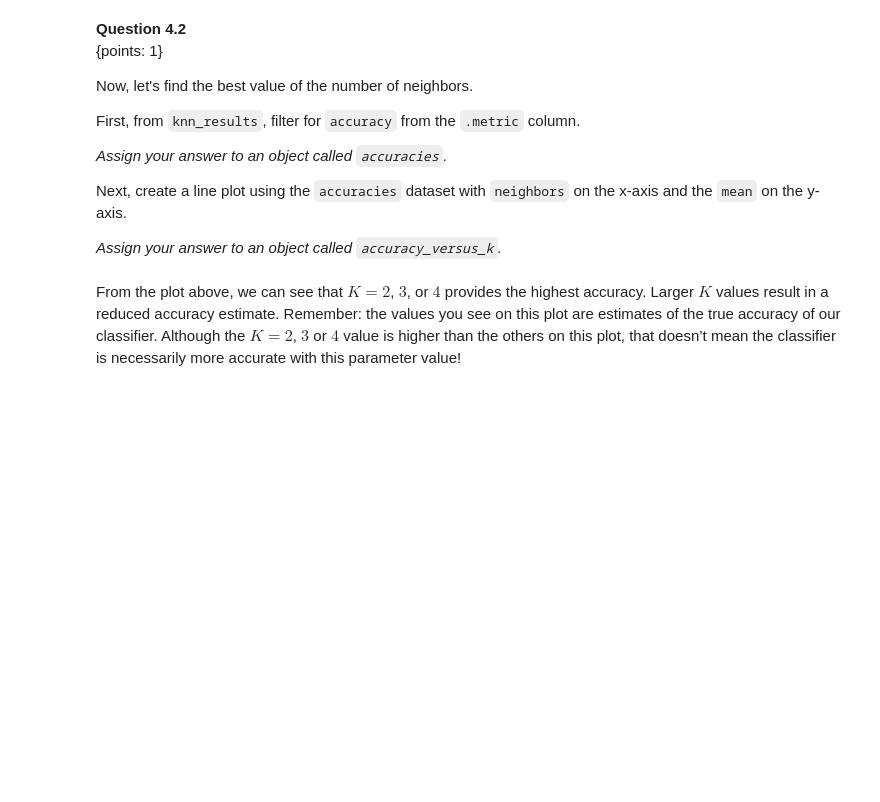
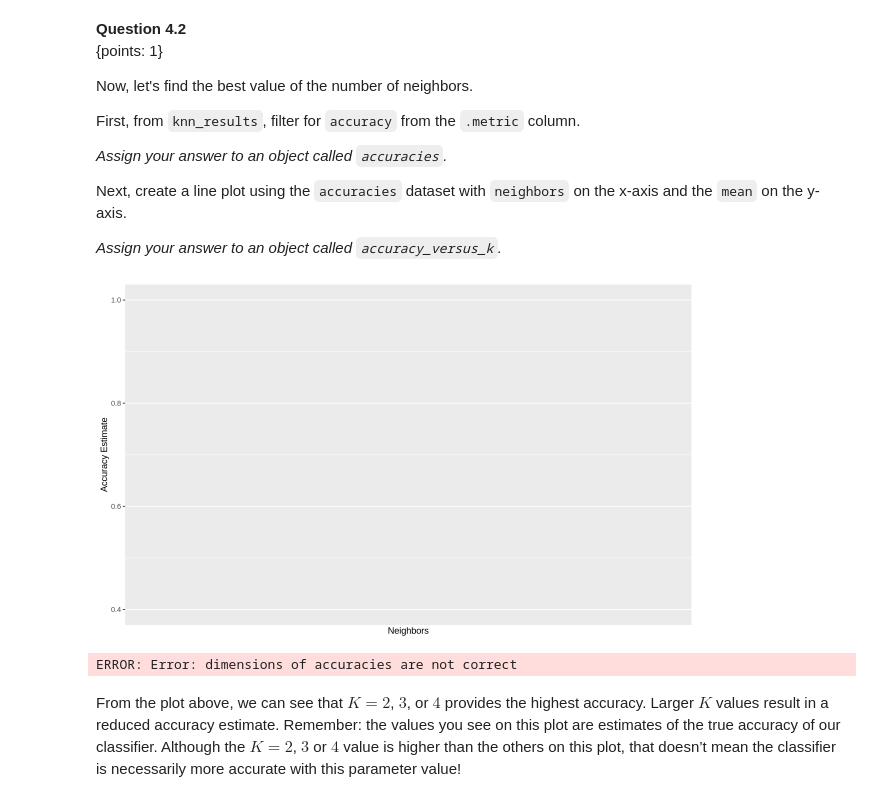
Before and after one commit to ca-vas/dsci-100-student, a Jupyter notebook: materials/R/worksheet_classification2/worksheet_classification2.ipynb, the cells around one changed output. Saved outputs shown, nothing was run; the diff lists cells and outputs as text; code cells hidden in the pictures; blank space fills up the shorter version.

```diff
--- a/materials/R/worksheet_classification2/worksheet_classification2.ipynb
+++ b/materials/R/worksheet_classification2/worksheet_classification2.ipynb
@@ -875,10 +890,10 @@ For this exercise, perform **$5$-fold cross-validation**.
 # %%
 set.seed(2020) # DO NOT REMOVE
 
-#... <- vfold_cv(..., v = ..., strata = ...)
+fruit_vfold<- vfold_cv(fruit_train, v = 5, strata = fruit_name)
 
 # your code here
-fail() # No Answer - remove if you provide an answer
+# No Answer - remove if you provide an answer
 # %%
 library(digest)
 stopifnot("fruit_vfold should be a cross validation object"= setequal(digest(paste(toString('vfold_cv' %in% class(fruit_vfold)), "c5f07")), "0f1bda60e3ef1cf083a0f06e53ba62db"))
@@ -952,5 +986,7 @@ Create a new K-nearest neighbor model specification but instead of specifying a
 # %%
 set.seed(2020) # DO NOT REMOVE
 # your code here
-fail() # No Answer - remove if you provide an answer
+knn_tune <- nearest_neighbor(neighbors = tune(),weight_func = "rectangular") |>
+  set_engine("kknn") |>
+  set_mode("classification")# No Answer - remove if you provide an answer
 knn_tune
@@ -977,14 +1023,14 @@ Finally, aggregate the mean and standard error by using the `collect_metrics` fu
 # %%
 set.seed(1234) # set the seed, don't remove this
 
-# k_vals <- tibble(neighbors = seq(from = ..., to = ..., by = ...))
+ k_vals <- tibble(neighbors = seq(from = 1, to = 10, by = 1))
 
-#... <- workflow() |>
-#       add_recipe(...) |>
-#       add_model(...) |>
-#       tune_grid(resamples = ..., grid = ...) |>
-#       ...
+knn_results<- workflow() |>
+      add_recipe(fruit_recipe) |>
+       add_model(knn_tune) |>
+       tune_grid(resamples = fruit_vfold, grid = k_vals) |>
+    collect_metrics()
 
 # your code here
-fail() # No Answer - remove if you provide an answer
+ # No Answer - remove if you provide an answer
 knn_results
@@ -1014,20 +1081,22 @@ Next, create a line plot using the `accuracies` dataset with `neighbors` on the
 
 *Assign your answer to an object called `accuracy_versus_k`.*
 # %%
-#... <- knn_results |>
-#       filter(...)
+accuracies <- knn_results |>
+       filter(.metric==" accuracy")
 
-#... <- ggplot(..., aes(x = ..., y = ...))+
-#       geom_point() +
-#       geom_line() +
-#       labs(x = "Neighbors", y = "Accuracy Estimate") +
-#       scale_x_continuous(breaks = seq(0, 14, by = 1)) +  # adjusting the x-axis
-#       scale_y_continuous(limits = c(0.4, 1.0)) # adjusting the y-axis
+accuracy_versus_k<- ggplot(accuracies, aes(x = neighbors, y = mean))+
+       geom_point() +
+       geom_line() +
+       labs(x = "Neighbors", y = "Accuracy Estimate") +
+       scale_x_continuous(breaks = seq(0, 14, by = 1)) +  # adjusting the x-axis
+       scale_y_continuous(limits = c(0.4, 1.0)) # adjusting the y-axis
 
 
 # your code here
-fail() # No Answer - remove if you provide an answer
+# No Answer - remove if you provide an answer
 accuracy_versus_k
+# %% [output]
+[figure, added]
 # %%
 library(digest)
 stopifnot("accuracies should be a data frame"= setequal(digest(paste(toString('data.frame' %in% class(accuracies)), "46e5e")), "0997e4e4447964b9939b1e9568d84118"))
@@ -1060,6 +1129,8 @@ stopifnot("values in one or more character columns in accuracy_versus_k$data are
 stopifnot("values in one or more factor columns in accuracy_versus_k$data are not correct"= setequal(digest(paste(toString(if (any(sapply(accuracy_versus_k$data, is.factor))) sum(sapply(accuracy_versus_k$data[, sapply(accuracy_versus_k$data, is.factor)], function(col) length(unique(col)))) else 0), "46e60")), "afc4c8dce65049ff119304d03ce10300"))
 
 print('Success!')
+# %% [output]
+ERROR: Error: dimensions of accuracies are not correct
 # %% [markdown]
 From the plot above, we can see that $K = 2$, $3$, or $4$ provides the highest accuracy. Larger $K$ values result in a reduced accuracy estimate. Remember: the values you see on this plot are estimates of the true accuracy of our classifier. Although the $K = 2$, $3$ or $4$ value is higher than the others on this plot, that doesn’t mean the classifier is necessarily more accurate with this parameter value!
 # %% [markdown]
```
Also changed, not shown: parts of 18 cells of this notebook.
